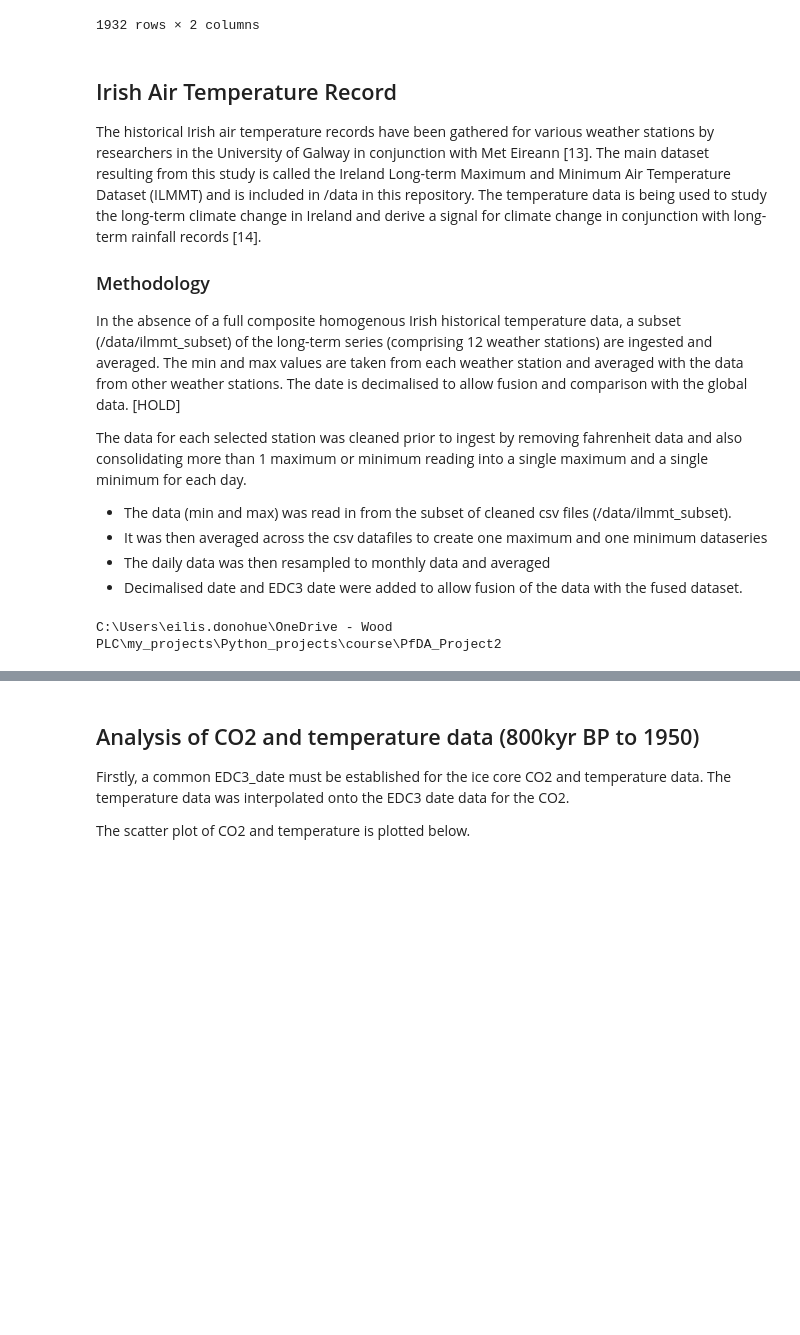
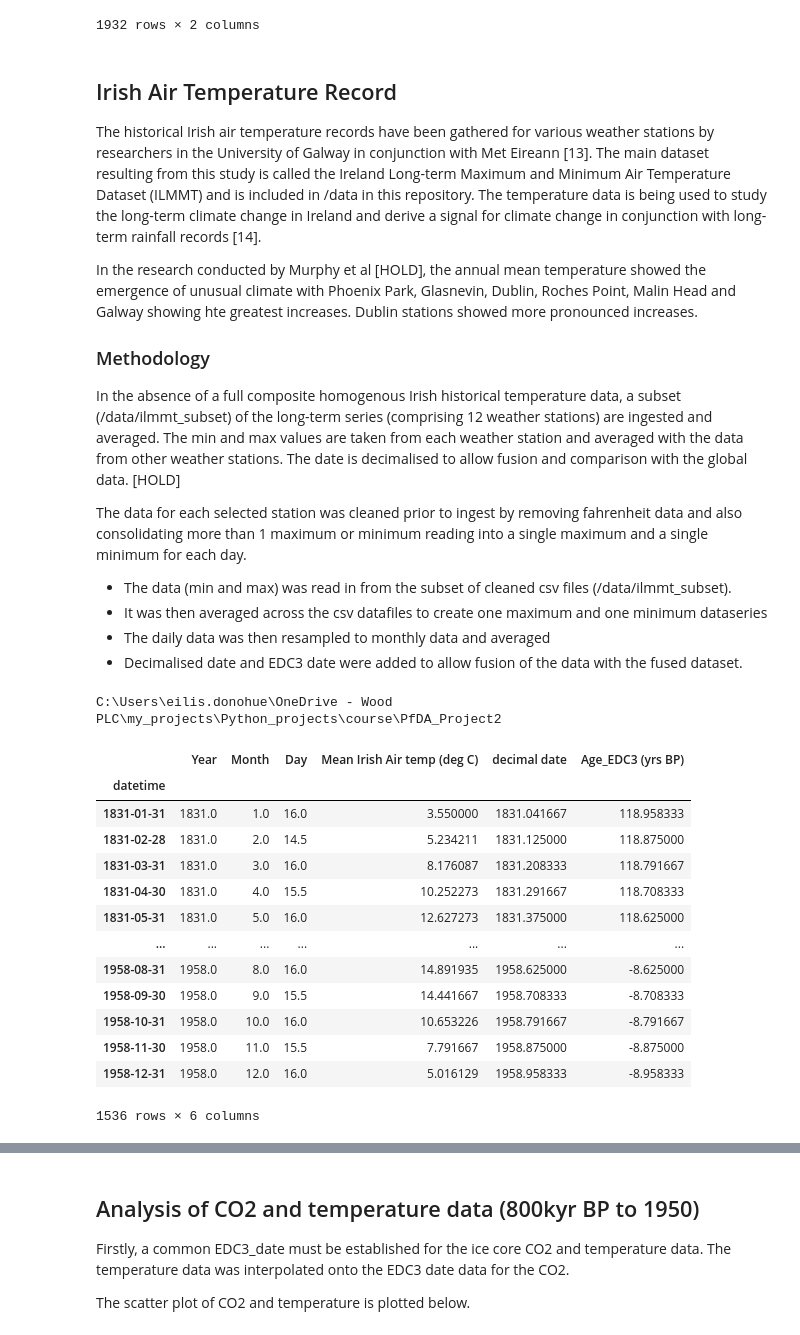
Before and after one commit to Eilis9/PfDA_Project2, a Jupyter notebook: analysis.ipynb, the cells around one changed output, grey strips where cells are left out. Saved outputs shown, nothing was run; the diff lists cells and outputs as text; code cells hidden in the pictures; blank space fills up the shorter version.

```diff
--- a/analysis.ipynb
+++ b/analysis.ipynb
@@ -361,6 +363,8 @@ rain_ire_1850
 ## Irish Air Temperature Record
 
 The historical Irish air temperature records have been gathered for various weather stations by researchers in the University of Galway in conjunction with Met Eireann [13]. The main dataset resulting from this study is called the Ireland Long-term Maximum and Minimum Air Temperature Dataset (ILMMT) and is included in /data in this repository. The temperature data is being used to study the long-term climate change in Ireland and derive a signal for climate change in conjunction with long-term rainfall records [14].
+
+In the research conducted by Murphy et al [HOLD], the annual mean temperature showed the emergence of unusual climate with Phoenix Park, Glasnevin, Dublin, Roches Point, Malin Head and Galway showing hte greatest increases.  Dublin stations showed more pronounced increases.
 
 ### Methodology
 
@@ -373,7 +377,7 @@ The data for each selected station was cleaned prior to ingest by removing fahre
   - The daily data was then resampled to monthly data and averaged
   - Decimalised date and EDC3 date were added to allow fusion of the data with the fused dataset.
 # %%
-# Read in the Ireland air temperature data (composite of a number of long-term series files)
+# Read in the historical (1850-circa 1950s) Ireland air temperature data (composite of a number of long-term series files)
 
 # Specify the path to the directory containing the CSV files
 directory_path = 'data\ilmmt_subset'
@@ -386,36 +390,57 @@ print(notebook_directory)
 
 # Use glob to get a list of all CSV files in the directory
 met_files = glob.glob(os.path.join(directory_path, '*.csv'))
 
 # Initialise dataframes to store the daily max and min temperature data
 temp_ire_max = pd.DataFrame(columns = ['Year', 'Month', 'Day'])
 temp_ire_min = pd.DataFrame(columns = ['Year', 'Month', 'Day'])
+temp_ire_mean_1850 = pd.DataFrame(columns = ['Year', 'Month', 'Day'])
+
 
 for i, file in enumerate(met_files):
   data = pd.read_csv(file)
   data_max = data[['Year', 'Month', 'Day', 'Max']]
   data_min = data[['Year', 'Month', 'Day', 'Min']]
   # rename the columns to avoid suffixing
   data_max = data_max.rename(columns={'Max':i})
   data_min = data_min.rename(columns={'Min':i})
   temp_ire_max = pd.merge_ordered(temp_ire_max, data_max, on=['Year', 'Month', 'Day'], how='outer')
   temp_ire_min = pd.merge_ordered(temp_ire_min, data_min, on=['Year', 'Month', 'Day'], how='outer')
 
 # Get average across each row (average of the 12 csv files)
 cols_mean = [0, 1, 2, 3, 4, 5, 6, 7, 8, 9, 10, 11]
 temp_ire_max['Average max (C)'] = temp_ire_max[cols_mean].mean(axis=1)
 temp_ire_min['Average min (C)'] = temp_ire_min[cols_mean].mean(axis=1)
+# Get mean
+temp_ire_mean_1850['Mean Irish Air temp (deg C)'] = (temp_ire_max['Average max (C)'] + temp_ire_min['Average min (C)'])/2
+temp_ire_mean_1850['Year'] = temp_ire_max['Year']
+temp_ire_mean_1850['Month'] = temp_ire_max['Month']
+temp_ire_mean_1850['Day'] = temp_ire_max['Day']
 
-temp_ire = pd.concat([temp_ire_max[['Year', 'Month', 'Day', 'Average max (C)']], temp_ire_min[['Average min (C)']]], axis=1)
 
 # Add a datetime column to allow for aggregation https://stackoverflow.com/questions/58072683/combine-year-month-and-day-in-python-to-create-a-date
-temp_ire['datetime'] = pd.to_datetime(temp_ire[['Year', 'Month', 'Day']])
+temp_ire_mean_1850['datetime'] = pd.to_datetime(temp_ire_mean_1850[['Year', 'Month', 'Day']])
 # Monthly resample
-temp_ire.set_index('datetime', inplace=True)
-temp_ire_monthly = temp_ire.resample('M').mean()
+temp_ire_mean_1850.set_index('datetime', inplace=True)
+temp_ire_mean_1850_monthly = temp_ire_mean_1850.resample('M').mean()
 
 # Add decimalised date and EDC date for fusion etc
-temp_ire_monthly['decimal date'] = temp_ire_monthly['Year'] + ((temp_ire_monthly['Month']-1) /12)+(1/12/2)
-temp_ire_monthly['Age_EDC3 (yrs BP)'] = 1950 - temp_ire_monthly['decimal date']
+temp_ire_mean_1850_monthly['decimal date'] = temp_ire_mean_1850_monthly['Year'] + ((temp_ire_mean_1850_monthly['Month']-1) /12)+(1/12/2)
+temp_ire_mean_1850_monthly['Age_EDC3 (yrs BP)'] = 1950 - temp_ire_mean_1850_monthly['decimal date']
+temp_ire_mean_1850_monthly
 # %% [output]
 C:\Users\eilis.donohue\OneDrive - Wood PLC\my_projects\Python_projects\course\PfDA_Project2
+|  | Year | Month | Day | Mean Irish Air temp (deg C) | decimal date | Age_EDC3 (yrs BP) |
+| datetime |  |  |  |  |  |  |
+| 1831-01-31 | 1831.0 | 1.0 | 16.0 | 3.550000 | 1831.041667 | 118.958333 |
+| 1831-02-28 | 1831.0 | 2.0 | 14.5 | 5.234211 | 1831.125000 | 118.875000 |
+| 1831-03-31 | 1831.0 | 3.0 | 16.0 | 8.176087 | 1831.208333 | 118.791667 |
+| 1831-04-30 | 1831.0 | 4.0 | 15.5 | 10.252273 | 1831.291667 | 118.708333 |
+| 1831-05-31 | 1831.0 | 5.0 | 16.0 | 12.627273 | 1831.375000 | 118.625000 |
+| ... | ... | ... | ... | ... | ... | ... |
+| 1958-08-31 | 1958.0 | 8.0 | 16.0 | 14.891935 | 1958.625000 | -8.625000 |
+| 1958-09-30 | 1958.0 | 9.0 | 15.5 | 14.441667 | 1958.708333 | -8.708333 |
+| 1958-10-31 | 1958.0 | 10.0 | 16.0 | 10.653226 | 1958.791667 | -8.791667 |
+| 1958-11-30 | 1958.0 | 11.0 | 15.5 | 7.791667 | 1958.875000 | -8.875000 |
+| 1958-12-31 | 1958.0 | 12.0 | 16.0 | 5.016129 | 1958.958333 | -8.958333 |
+1536 rows × 6 columns
```
Also changed, not shown: parts of 6 cells of this notebook, 6 other files.
